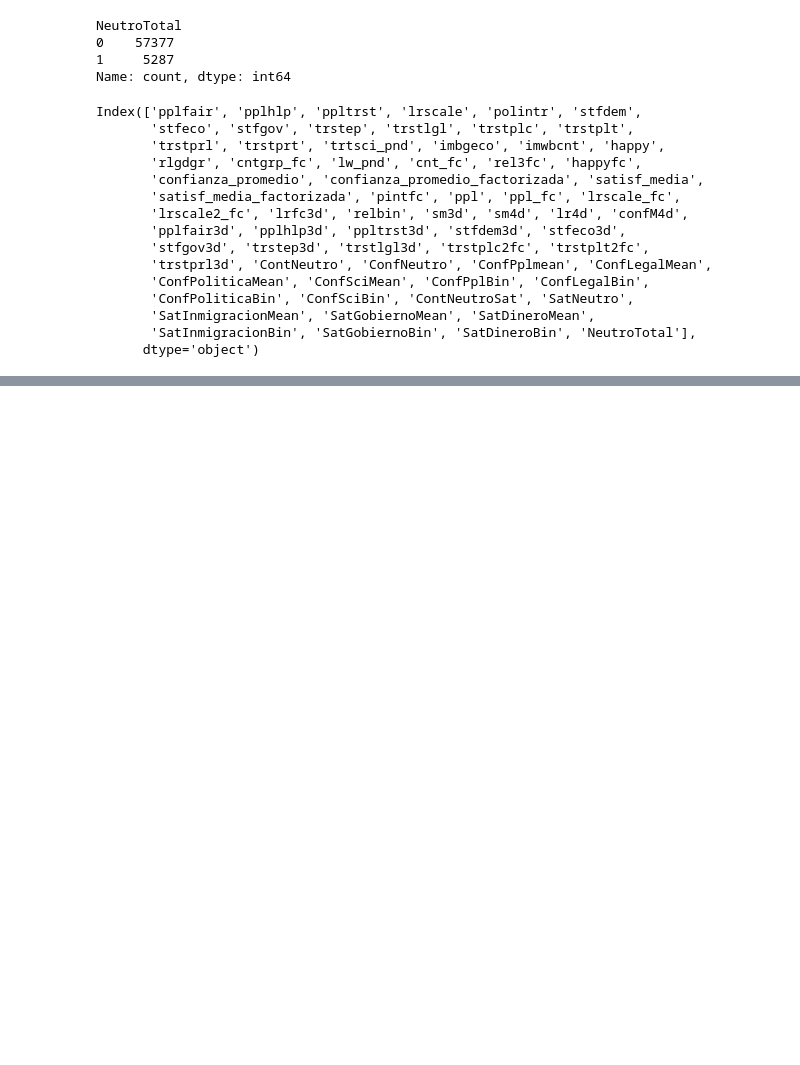
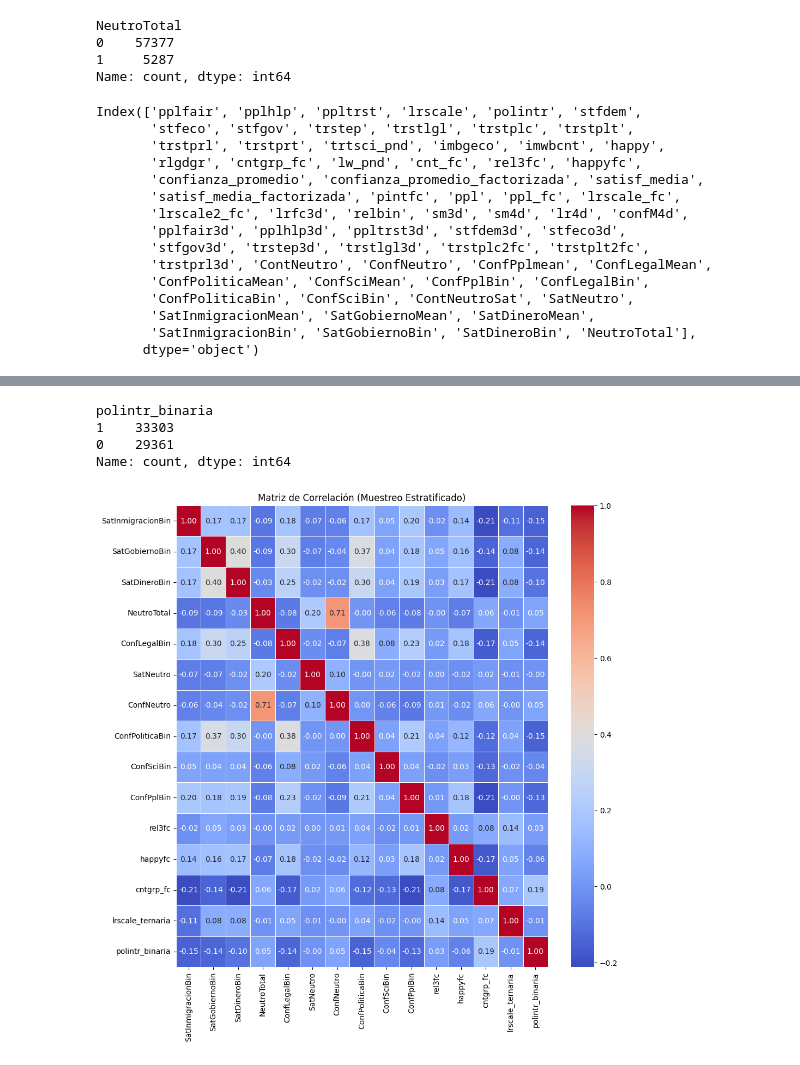
Before and after one commit to JosBerGon34/4GA.DataScience, a Jupyter notebook: src/PASO5/P5.2-FE-CAT.ipynb, the cells around one changed output, grey strips where cells are left out. Saved outputs shown, nothing was run; the diff lists cells and outputs as text; code cells hidden in the pictures; blank space fills up the shorter version.

```diff
--- a/src/PASO5/P5.2-FE-CAT.ipynb
+++ b/src/PASO5/P5.2-FE-CAT.ipynb
@@ -649,0 +617,3 @@ print("Splits guardados correctamente.")
+# %%
+import pandas as pd
+df =pd.read_csv('C:/Users/Josue/4GA.Datascience/4GA.DataScience/data/processed/presplit/dfbin.csv')
@@ -649,0 +632,24 @@ print("Splits guardados correctamente.")
+# %%
+import pandas as pd
+
+def ternariacuartiles(df):
+
+
+    cuartil_25 = df['lrscale'].quantile(0.25)
+    cuartil_75 = df['lrscale'].quantile(0.75)
+
+
+    df['lrscale_ternaria'] = 1
+
+    # Izquierda (0)
+    df.loc[df['lrscale'] < (5 - (5 - cuartil_25)), 'lrscale_ternaria'] = 0
+
+    # Derecha (2)
+    df.loc[df['lrscale'] > (5 + (cuartil_75 - 5)), 'lrscale_ternaria'] = 2
+
+    return df
+
+df = ternariacuartiles(df)
+
+print(df[['lrscale', 'lrscale_ternaria']].head(10))
+print(df['lrscale_ternaria'].value_counts())
@@ -649,0 +706,7 @@ print("Splits guardados correctamente.")
+# %%
+df['polintr_binaria'].value_counts()
+# %% [output]
+polintr_binaria
+1    33303
+0    29361
+Name: count, dtype: int64
@@ -649,0 +715,17 @@ print("Splits guardados correctamente.")
+# %%
+import seaborn as sns
+import matplotlib.pyplot as plt
+import pandas as pd
+from sklearn.model_selection import train_test_split
+
+def heatmapstrat(df, sample_size=6000):
+    train, sample_df = train_test_split(df, train_size=len(df) - sample_size, stratify=df['cntgrp_fc'], random_state=42)
+    numeric_cols = sample_df.select_dtypes(include='number').columns.drop('cnt_fc', errors='ignore')
+    correlation_matrix = sample_df[numeric_cols].corr()
+    plt.figure(figsize=(11, 11))
+    sns.heatmap(correlation_matrix, annot=True, cmap='coolwarm', fmt=".2f", linewidths=.5)
+    plt.title('Matriz de Correlación (Muestreo Estratificado)')
+    plt.show()
+heatmapstrat(df)
+# %% [output]
+[figure, added]
```
Also changed, not shown: parts of 6 cells of this notebook.
